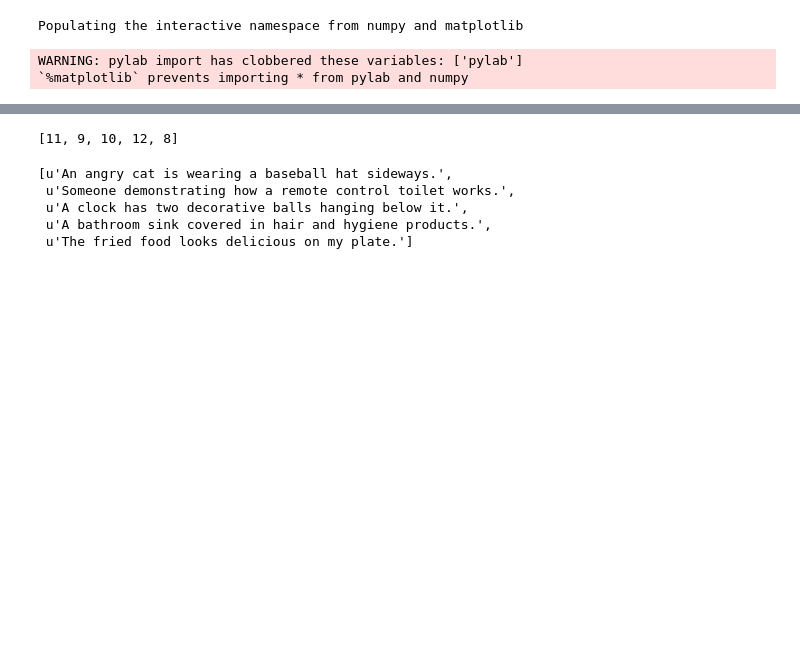
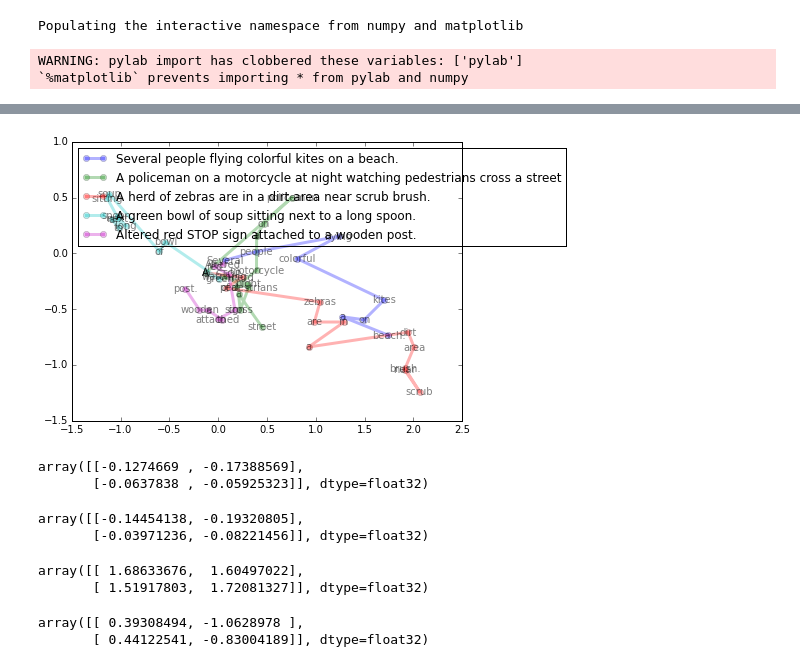
Before and after one commit to gchrupala/reimaginet, a Jupyter notebook: viz.ipynb, the cells around one changed output, grey strips where cells are left out. Cells and saved outputs as stored; diff of their text form; code cells hidden in the pictures; blank space fills up the shorter version.

```diff
--- a/viz.ipynb
+++ b/viz.ipynb
@@ -84,12 +119,25 @@ trails(sample)
 # %%
-[ len(s.split()) for s in numpy.random.choice(sent_val,5) ]
+sample = [s.split() for s in numpy.random.choice(sent_val,5) ]
+trails(sample, loc='upper left')
 # %% [output]
-[11, 9, 10, 12, 8]
+[figure, added]
-# %%
-sample
-# %% [output]
-[u'An angry cat is wearing a baseball hat sideways.',
- u'Someone demonstrating how a remote control toilet works.',
- u'A clock has two decorative balls hanging below it.',
- u'A bathroom sink covered in hair and hygiene products.',
- u'The fried food looks delicious on my plate.']
+# %%
+pca.transform(embed([['A']])[0])
+# %% [output]
+array([[-0.1274669 , -0.17388569],
+       [-0.0637838 , -0.05925323]], dtype=float32)
+# %%
+pca.transform(embed([['Two']])[0])
+# %% [output]
+array([[-0.14454138, -0.19320805],
+       [-0.03971236, -0.08221456]], dtype=float32)
+# %%
+pca.transform(embed([['tennis']])[0])
+# %% [output]
+array([[ 1.68633676,  1.60497022],
+       [ 1.51917803,  1.72081327]], dtype=float32)
+# %%
+pca.transform(embed([['snow']])[0])
+# %% [output]
+array([[ 0.39308494, -1.0628978 ],
+       [ 0.44122541, -0.83004189]], dtype=float32)
```
Also changed, not shown: parts of 26 cells of this notebook.
